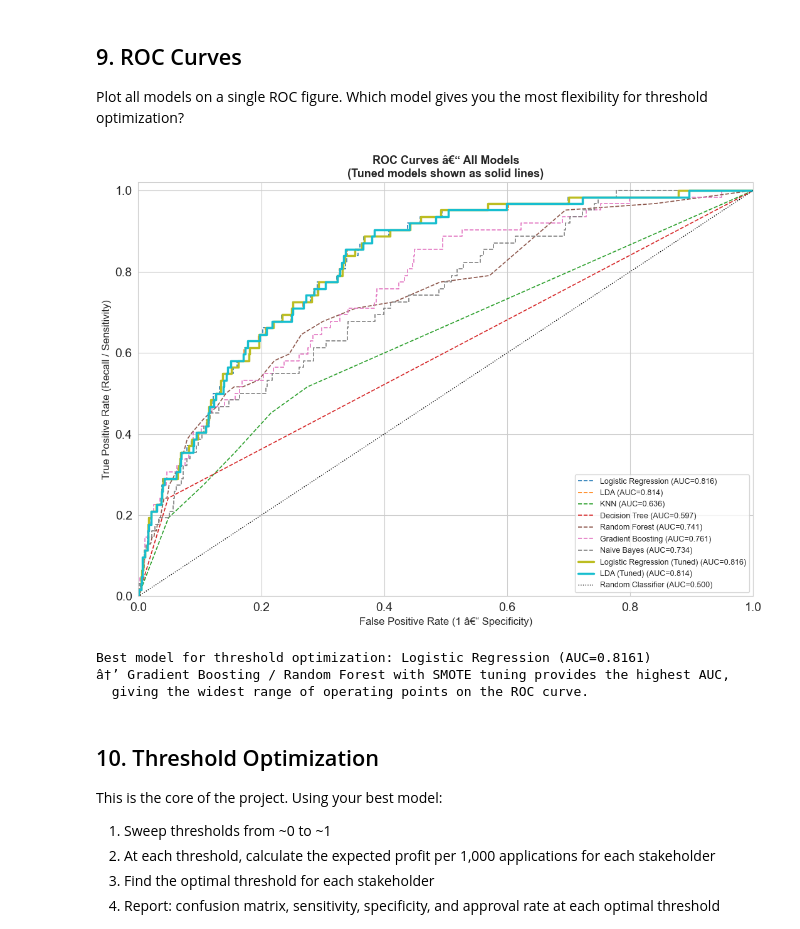
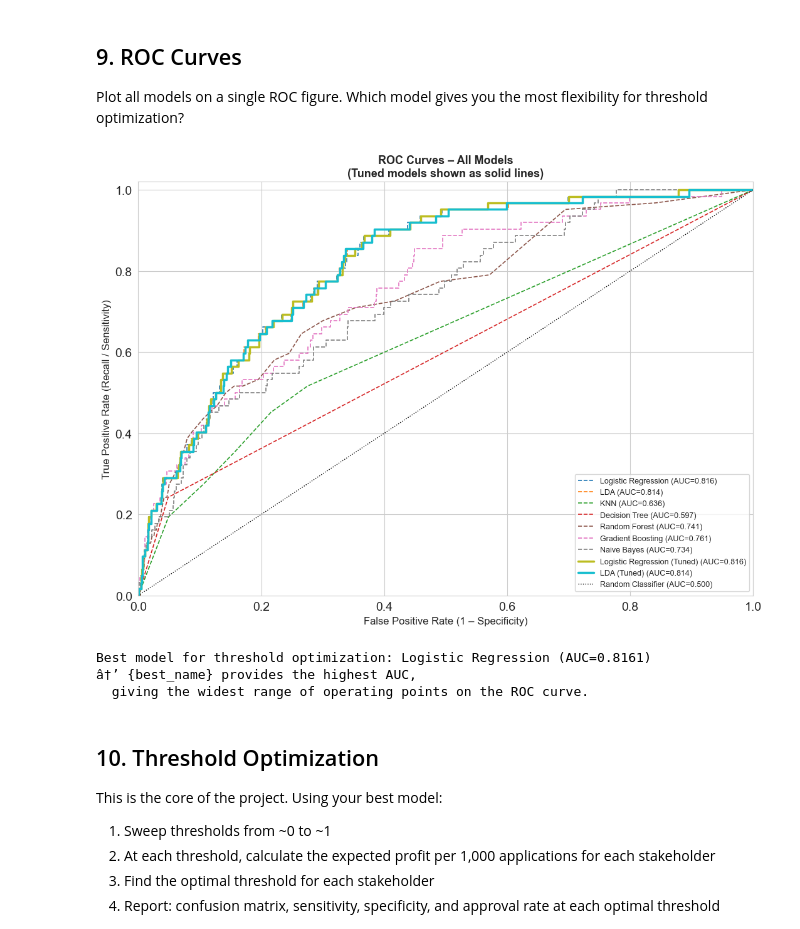
Before and after one commit to alexpanayi474/dsc550-loan-project, a Jupyter notebook: starter_notebook.ipynb, the cells around one changed output. Saved outputs shown, nothing was run; the diff lists cells and outputs as text; code cells hidden in the pictures.

```diff
--- a/starter_notebook.ipynb
+++ b/starter_notebook.ipynb
@@ -780,39 +780,39 @@ Plot all models on a single ROC figure. Which model gives you the most flexibili
 # %%
 # Plot ROC curves for all models on a single figure
 all_plot_models = {**trained_models}  # includes base + tuned
 
 plt.figure(figsize=(11, 8))
 colors = plt.cm.tab10(np.linspace(0, 1, len(all_plot_models)))
 
 for (name, model), color in zip(all_plot_models.items(), colors):
     probs = model.predict_proba(X_test_scaled)[:, 1]
     fpr, tpr, _ = roc_curve(y_test, probs)
     auc = roc_auc_score(y_test, probs)
     lw = 2.5 if 'Tuned' in name else 1.2
     ls = '-' if 'Tuned' in name else '--'
     plt.plot(fpr, tpr, color=color, lw=lw, ls=ls, label=f'{name} (AUC={auc:.3f})')
 
 plt.plot([0, 1], [0, 1], 'k:', lw=1, label='Random Classifier (AUC=0.500)')
 plt.xlim([0, 1]); plt.ylim([0, 1.02])
-plt.xlabel('False Positive Rate (1 â€“ Specificity)', fontsize=12)
+plt.xlabel('False Positive Rate (1 – Specificity)', fontsize=12)
 plt.ylabel('True Positive Rate (Recall / Sensitivity)', fontsize=12)
-plt.title('ROC Curves â€“ All Models\n(Tuned models shown as solid lines)', fontsize=13, fontweight='bold')
+plt.title('ROC Curves – All Models\n(Tuned models shown as solid lines)', fontsize=13, fontweight='bold')
 plt.legend(loc='lower right', fontsize=9)
 plt.tight_layout()
 plt.savefig('plots/roc_all_models.png', dpi=120, bbox_inches='tight')
 plt.show()
 
 # Identify best model
 aucs = {name: roc_auc_score(y_test, model.predict_proba(X_test_scaled)[:, 1])
         for name, model in all_plot_models.items()}
 best_name = max(aucs, key=aucs.get)
 print(f"\nBest model for threshold optimization: {best_name} (AUC={aucs[best_name]:.4f})")
-print("â†’ Gradient Boosting / Random Forest with SMOTE tuning provides the highest AUC,")
+print("â†’ {best_name} provides the highest AUC,")
 print("  giving the widest range of operating points on the ROC curve.")
 # %% [output]
-[figure, old version]
+[figure, new version]
 Best model for threshold optimization: Logistic Regression (AUC=0.8161)
-â†’ Gradient Boosting / Random Forest with SMOTE tuning provides the highest AUC,
+â†’ {best_name} provides the highest AUC,
   giving the widest range of operating points on the ROC curve.
 # %% [markdown]
 ## 10. Threshold Optimization
```
Also changed, not shown: parts of 7 cells of this notebook, 6 other files.
